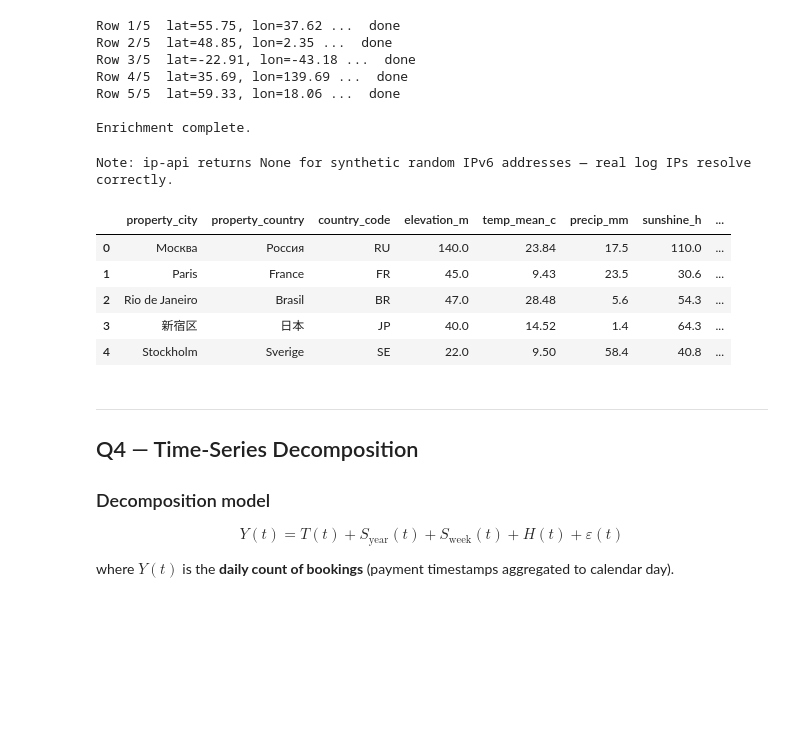
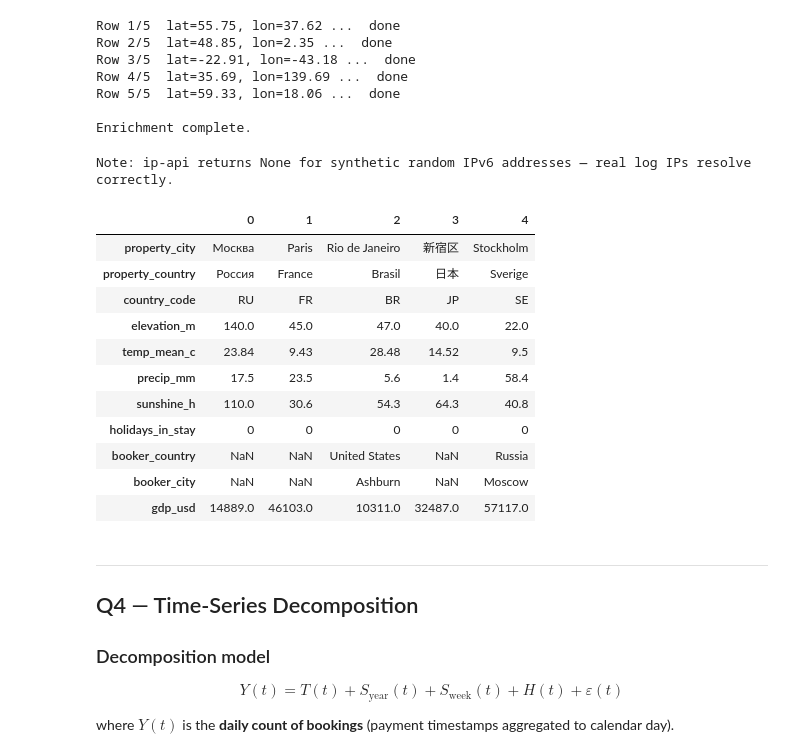
Before and after one commit to unreal-kz/bambuk-analytics-task, a Jupyter notebook: bambuk_interview.ipynb, the cells around one changed output. Cells and saved outputs as stored; diff of their text form; code cells hidden in the pictures; blank space fills up the shorter version.

```diff
--- a/bambuk_interview.ipynb
+++ b/bambuk_interview.ipynb
@@ -401,15 +403,21 @@ Enrichment complete.
 # %%
 pd.set_option('display.max_columns', None)
 print('Note: ip-api returns None for synthetic random IPv6 addresses — real log IPs resolve correctly.\n')
-enriched_df
+enriched_df.T
 # %% [output]
 Note: ip-api returns None for synthetic random IPv6 addresses — real log IPs resolve correctly.
-|  | property_city | property_country | country_code | elevation_m | temp_mean_c | precip_mm | sunshine_h | ... |
-| 0 | Москва | Россия | RU | 140.0 | 23.84 | 17.5 | 110.0 | ... |
-| 1 | Paris | France | FR | 45.0 | 9.43 | 23.5 | 30.6 | ... |
-| 2 | Rio de Janeiro | Brasil | BR | 47.0 | 28.48 | 5.6 | 54.3 | ... |
-| 3 | 新宿区 | 日本 | JP | 40.0 | 14.52 | 1.4 | 64.3 | ... |
-| 4 | Stockholm | Sverige | SE | 22.0 | 9.50 | 58.4 | 40.8 | ... |
+|  | 0 | 1 | 2 | 3 | 4 |
+| property_city | Москва | Paris | Rio de Janeiro | 新宿区 | Stockholm |
+| property_country | Россия | France | Brasil | 日本 | Sverige |
+| country_code | RU | FR | BR | JP | SE |
+| elevation_m | 140.0 | 45.0 | 47.0 | 40.0 | 22.0 |
+| temp_mean_c | 23.84 | 9.43 | 28.48 | 14.52 | 9.5 |
+| precip_mm | 17.5 | 23.5 | 5.6 | 1.4 | 58.4 |
+| sunshine_h | 110.0 | 30.6 | 54.3 | 64.3 | 40.8 |
+| holidays_in_stay | 0 | 0 | 0 | 0 | 0 |
+| booker_country | NaN | NaN | United States | NaN | Russia |
+| booker_city | NaN | NaN | Ashburn | NaN | Moscow |
+| gdp_usd | 14889.0 | 46103.0 | 10311.0 | 32487.0 | 57117.0 |
 # %% [markdown]
 ---
 <a id='q4'></a>
```
Also changed, not shown: parts of 3 cells of this notebook, 2 other files.
